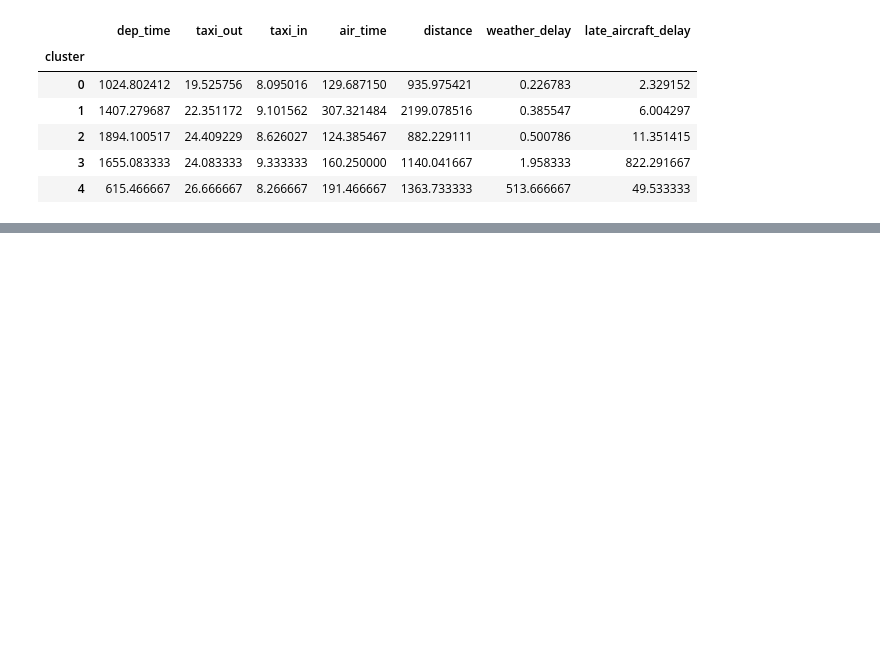
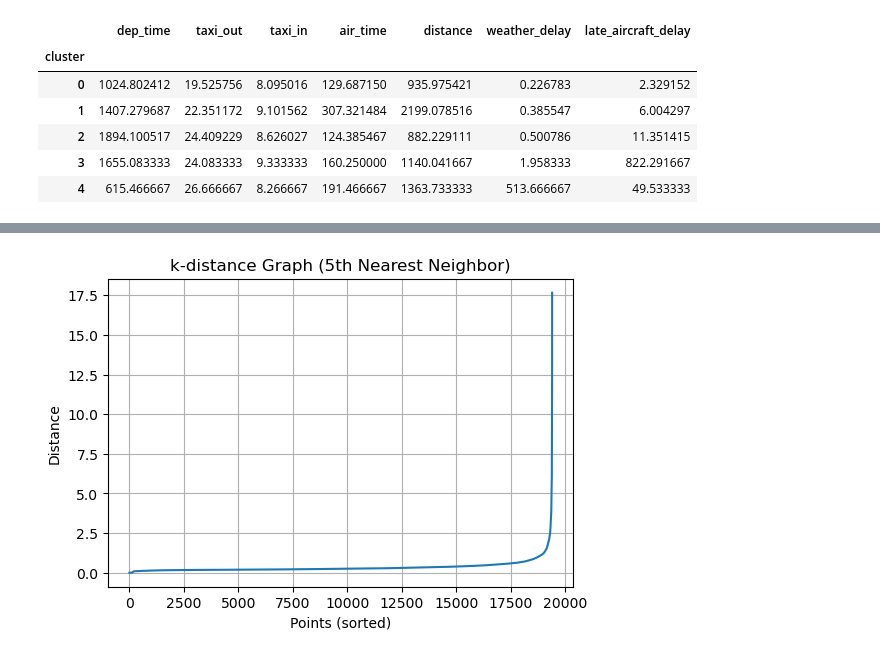
Before and after one commit to CFarron/CAP_3764_2026_Spring_Team_2, a Jupyter notebook: notebooks/clustering_model.ipynb, the cells around one changed output, grey strips where cells are left out. Cells and saved outputs as stored; diff of their text form; code cells hidden in the pictures; blank space fills up the shorter version.

```diff
--- a/notebooks/clustering_model.ipynb
+++ b/notebooks/clustering_model.ipynb
@@ -88,0 +132,14 @@ df.groupby('cluster')[features].mean()
+# %%
+nbrs = NearestNeighbors(n_neighbors=5).fit(X_scaled)
+distances, _ = nbrs.kneighbors(X_scaled)
+kdist = np.sort(distances[:,4])
+
+plt.figure(figsize=(6,4))
+plt.plot(kdist)
+plt.title("k-distance Graph (5th Nearest Neighbor)")
+plt.xlabel("Points (sorted)")
+plt.ylabel("Distance")
+plt.grid(True)
+plt.show()
+# %% [output]
+[figure, added]
```
Also changed, not shown: parts of 2 cells of this notebook.
